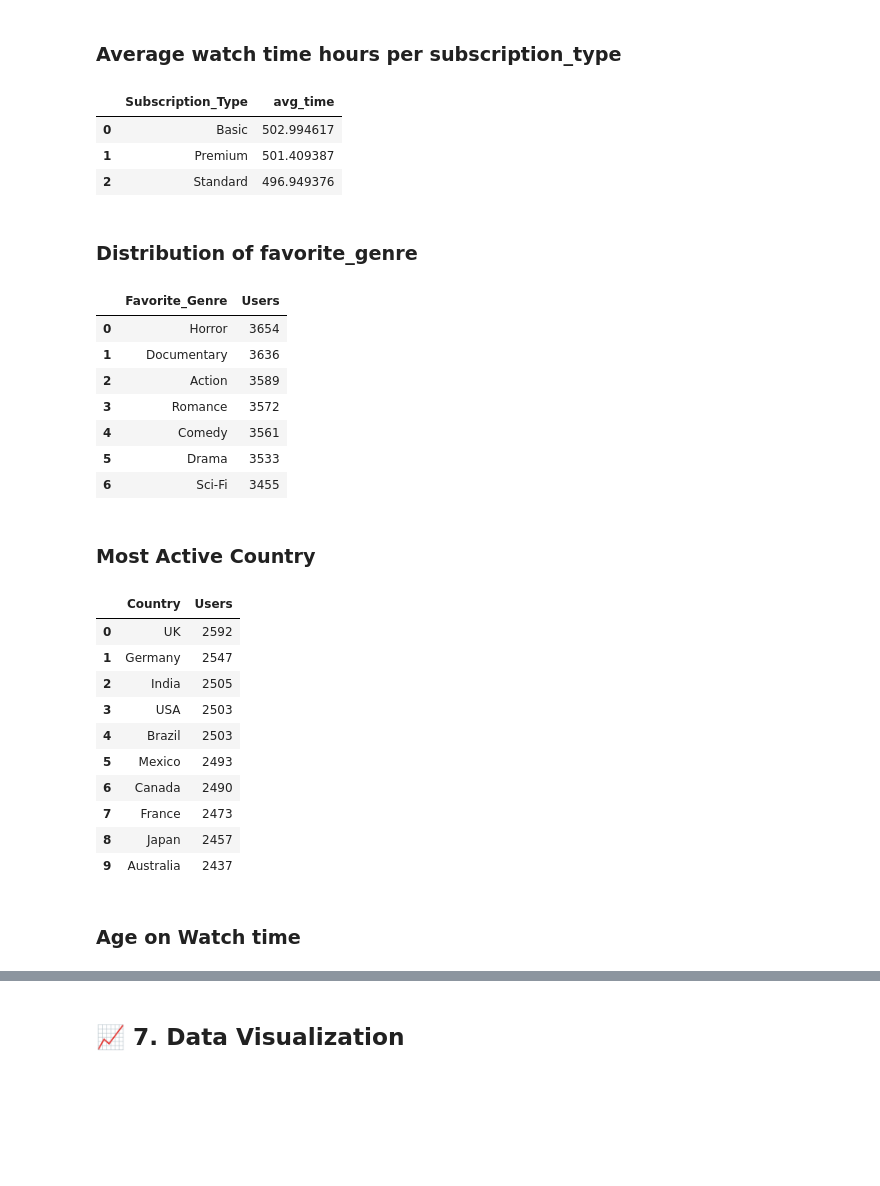
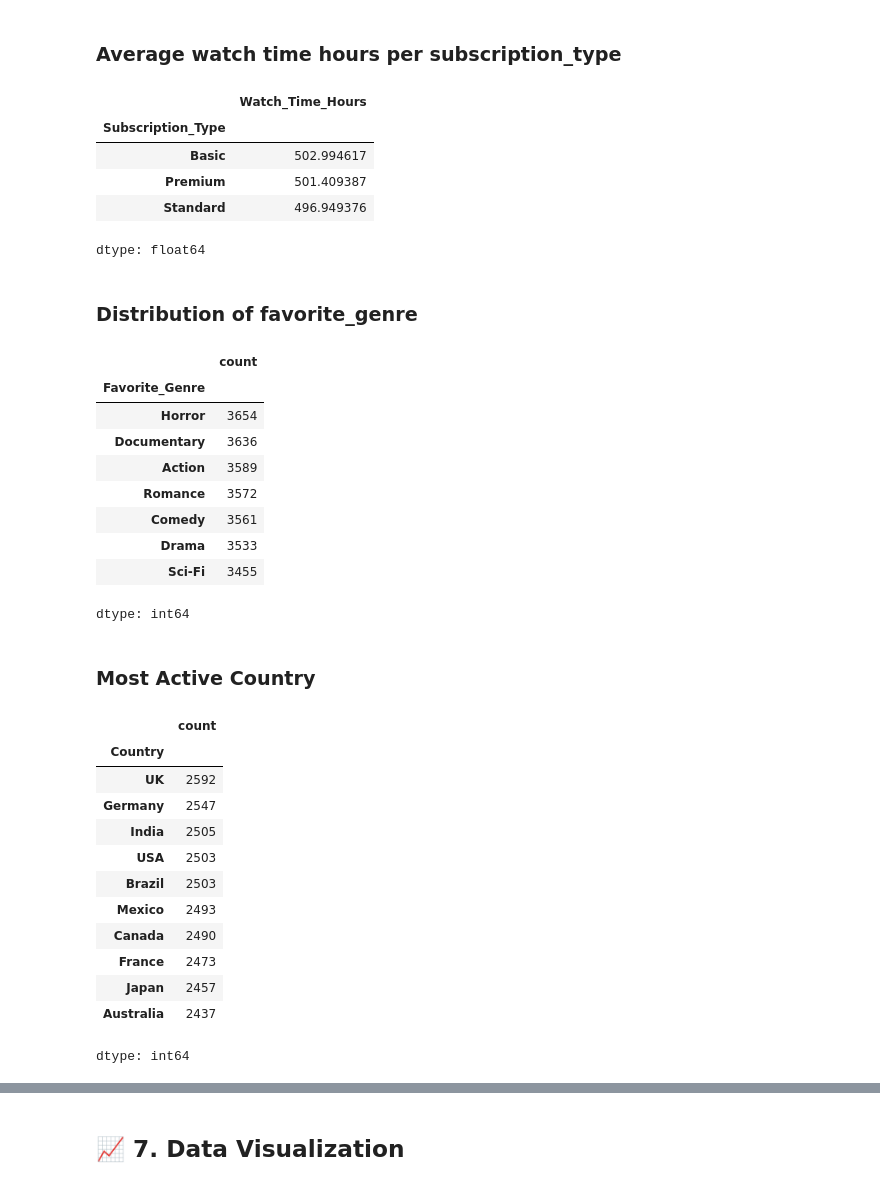
Before and after one commit to gauravvxv/Netflix-Users-Database, a Jupyter notebook: Notebook/users.ipynb, the cells around one changed output, grey strips where cells are left out. Saved outputs shown, nothing was run; the diff lists cells and outputs as text; code cells hidden in the pictures; blank space fills up the shorter version.

```diff
--- a/Notebook/users.ipynb
+++ b/Notebook/users.ipynb
@@ -135,46 +136,47 @@ subscription_counts
 # %% [markdown]
 ### Average watch time hours per subscription_type
 # %%
-avg_time = df.groupby('Subscription_Type')['Watch_Time_Hours'].mean().reset_index()
-avg_time.columns = ['Subscription_Type','avg_time']
+avg_time = df.groupby('Subscription_Type')['Watch_Time_Hours'].mean()
 avg_time
 # %% [output]
-|  | Subscription_Type | avg_time |
-| 0 | Basic | 502.994617 |
-| 1 | Premium | 501.409387 |
-| 2 | Standard | 496.949376 |
+|  | Watch_Time_Hours |
+| Subscription_Type |  |
+| Basic | 502.994617 |
+| Premium | 501.409387 |
+| Standard | 496.949376 |
+dtype: float64
 # %% [markdown]
 ### Distribution of favorite_genre
 # %%
-genre_count = df['Favorite_Genre'].value_counts().reset_index()
-genre_count.columns = ['Favorite_Genre','Users']
+genre_count = df['Favorite_Genre'].value_counts()
 genre_count
 # %% [output]
-|  | Favorite_Genre | Users |
-| 0 | Horror | 3654 |
-| 1 | Documentary | 3636 |
-| 2 | Action | 3589 |
-| 3 | Romance | 3572 |
-| 4 | Comedy | 3561 |
-| 5 | Drama | 3533 |
-| 6 | Sci-Fi | 3455 |
+|  | count |
+| Favorite_Genre |  |
+| Horror | 3654 |
+| Documentary | 3636 |
+| Action | 3589 |
+| Romance | 3572 |
+| Comedy | 3561 |
+| Drama | 3533 |
+| Sci-Fi | 3455 |
+dtype: int64
 # %% [markdown]
 ### Most Active Country
 # %%
-active_country = df['Country'].value_counts().reset_index()
-active_country.columns = ['Country','Users']
+active_country = df['Country'].value_counts()
 active_country
 # %% [output]
-|  | Country | Users |
-| 0 | UK | 2592 |
-| 1 | Germany | 2547 |
-| 2 | India | 2505 |
-| 3 | USA | 2503 |
-| 4 | Brazil | 2503 |
-| 5 | Mexico | 2493 |
-| 6 | Canada | 2490 |
-| 7 | France | 2473 |
-| 8 | Japan | 2457 |
-| 9 | Australia | 2437 |
+|  | count |
+| Country |  |
+| UK | 2592 |
+| Germany | 2547 |
+| India | 2505 |
+| USA | 2503 |
+| Brazil | 2503 |
+| Mexico | 2493 |
+| Canada | 2490 |
+| France | 2473 |
+| Japan | 2457 |
+| Australia | 2437 |
+dtype: int64
-# %% [markdown]
-### Age on Watch time
```
Also changed, not shown: parts of 8 cells of this notebook.
